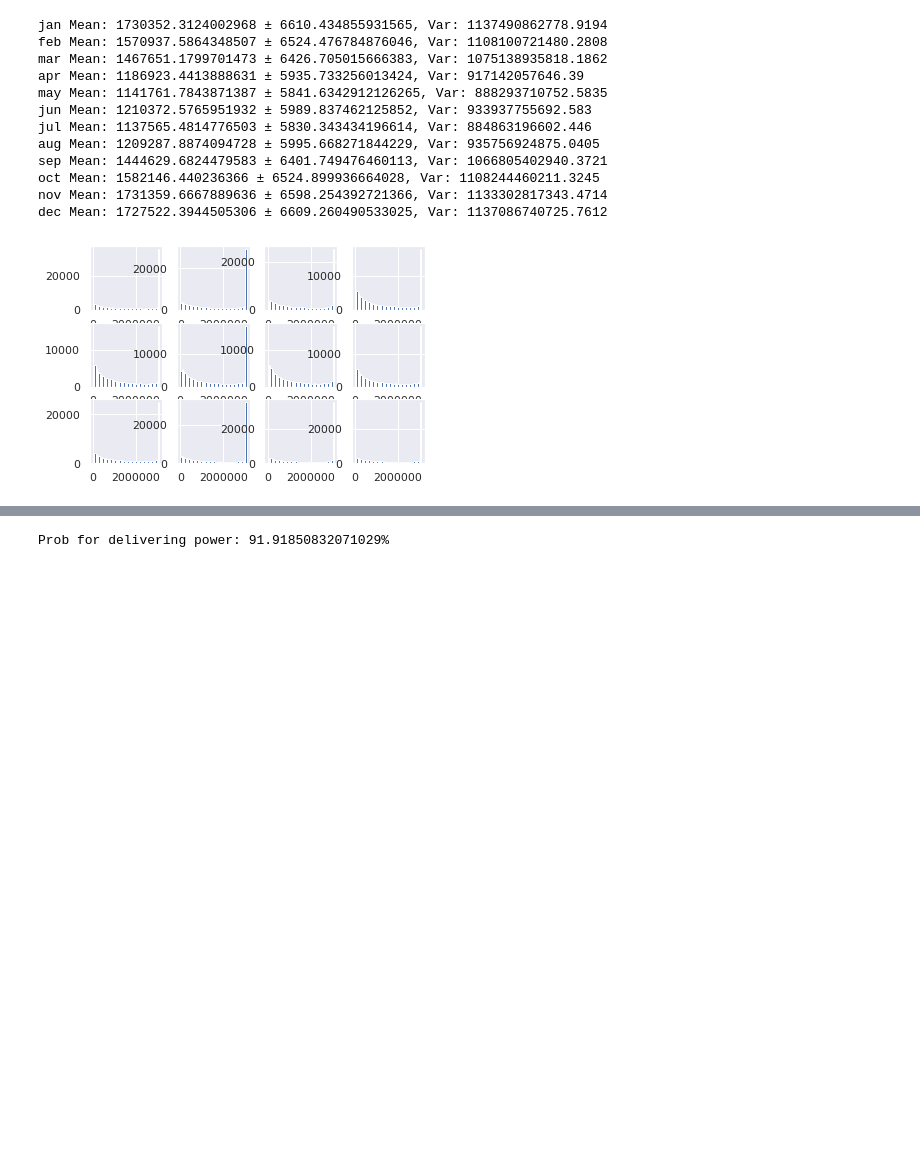
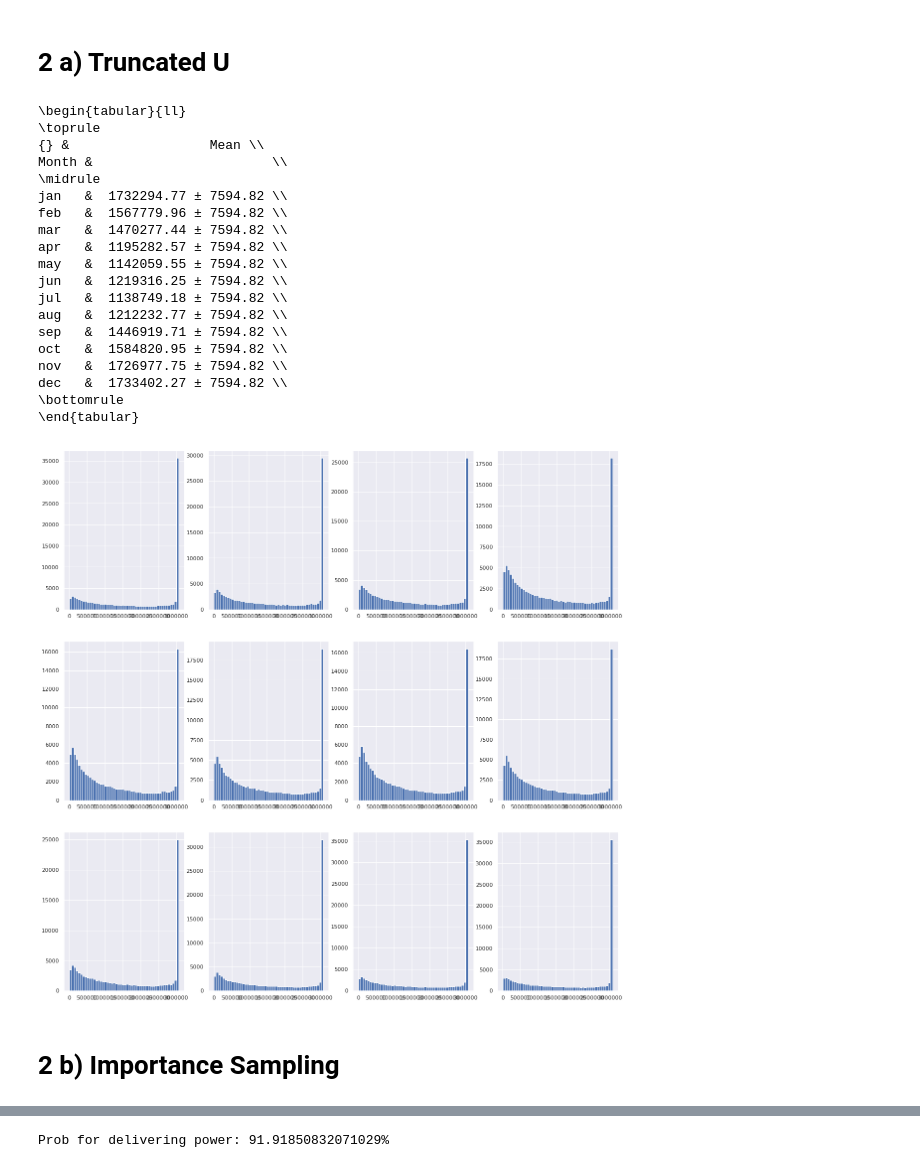
Before and after one commit to sleipner42/LP32020, a Jupyter notebook: monte-carlo/HA 1/Lab 1 Jupyter Notebook.ipynb, the cells around one changed output, grey strips where cells are left out. Saved outputs shown, nothing was run; the diff lists cells and outputs as text; code cells hidden in the pictures; blank space fills up the shorter version.

```diff
--- a/monte-carlo/HA 1/Lab 1 Jupyter Notebook.ipynb
+++ b/monte-carlo/HA 1/Lab 1 Jupyter Notebook.ipynb
@@ -16,7 +16,7 @@ import helpers
 
 sns.set()
 
-rcParams['figure.figsize'] = 30,30
+rcParams['figure.figsize'] = 20,20
 
 # Create the P function from matlab
 data = np.loadtxt("powermat.csv", delimiter=",")
@@ -34,6 +36,7 @@ hlp.init_winds()
 # %%
 # A) Expected amount of power
 i = 1
+result = []
 
 for key, wind in hlp.winds.items():
 
@@ -52,5 +55,7 @@ for key, wind in hlp.winds.items():
     var = np.var(power)
     confidence_interval = 1.96*np.sqrt(var/n)
 
-    print(f'{key} Mean: {mean} ± {confidence_interval}, Var: {var}')
+    result.append({"Month" : key, "Mean": f'{np.round(mean, decimals = 2)} ± {np.round(confidence_interval, decimals=2)}'})
+
+print(pd.DataFrame(result).set_index(keys="Month").to_latex())
 # %% [output]
@@ -70,49 +82,64 @@ dec Mean: 1737683.1592744135 ± 7584.25183045708, Var: 1497315593184.912
+# %% [markdown]
+# 2 a) Truncated U
 # %%
 # A) Expected amount of power, truncated version
 i = 1
+
+result = []
 
 for key, wind in hlp.winds.items():
 
     # Calculating F(3) and F(25) for the distribution for the wind
     F_min = wind["dist"].cdf(3)
     F_max = wind["dist"].cdf(25)
 
     # Generate uniform data
     u = uniform.rvs(size=n)
 
     # Fix condition to U
     u = ((F_max-F_min)*u + F_min)
 
     # Run u through inverse of weibull
     wind_truncated = wind["dist"].ppf(u)
 
     # Calculated the power for the truncated wind
     power_trunc = calculate_power(wind_truncated)
 
     plt.subplot(3,4,i)
     i+=1
     hist = plt.hist(power_trunc, bins=50)
 
     # Calculating mean, variance and the confidence interval for the mean
     mean = np.mean(power_trunc)*(F_max-F_min)
     var = np.var(power_trunc)*((F_max-F_min)**2)
     confidence_intervall = 1.96*np.sqrt(var/n)
 
-    print(f'{key} Mean: {mean} ± {confidence_intervall}, Var: {var}')
+    result.append({"Month" : key, "Mean": f'{np.round(mean, decimals = 2)} ± {np.round(confidence_interval, decimals=2)}'})
+
+print(pd.DataFrame(result).set_index(keys="Month").to_latex())
 # %% [output]
-jan Mean: 1730352.3124002968 ± 6610.434855931565, Var: 1137490862778.9194
-feb Mean: 1570937.5864348507 ± 6524.476784876046, Var: 1108100721480.2808
-mar Mean: 1467651.1799701473 ± 6426.705015666383, Var: 1075138935818.1862
-apr Mean: 1186923.4413888631 ± 5935.733256013424, Var: 917142057646.39
-may Mean: 1141761.7843871387 ± 5841.6342912126265, Var: 888293710752.5835
-jun Mean: 1210372.5765951932 ± 5989.837462125852, Var: 933937755692.583
-jul Mean: 1137565.4814776503 ± 5830.343434196614, Var: 884863196602.446
-aug Mean: 1209287.8874094728 ± 5995.668271844229, Var: 935756924875.0405
-sep Mean: 1444629.6824479583 ± 6401.749476460113, Var: 1066805402940.3721
-oct Mean: 1582146.440236366 ± 6524.899936664028, Var: 1108244460211.3245
-nov Mean: 1731359.6667889636 ± 6598.254392721366, Var: 1133302817343.4714
-dec Mean: 1727522.3944505306 ± 6609.260490533025, Var: 1137086740725.7612
+\begin{tabular}{ll}
+\toprule
+{} &                  Mean \\
+Month &                       \\
+\midrule
+jan   &  1732294.77 ± 7594.82 \\
+feb   &  1567779.96 ± 7594.82 \\
+mar   &  1470277.44 ± 7594.82 \\
+apr   &  1195282.57 ± 7594.82 \\
+may   &  1142059.55 ± 7594.82 \\
+jun   &  1219316.25 ± 7594.82 \\
+jul   &  1138749.18 ± 7594.82 \\
+aug   &  1212232.77 ± 7594.82 \\
+sep   &  1446919.71 ± 7594.82 \\
+oct   &  1584820.95 ± 7594.82 \\
+nov   &  1726977.75 ± 7594.82 \\
+dec   &  1733402.27 ± 7594.82 \\
+\bottomrule
+\end{tabular}
-[figure, old version]
+[figure, new version]
+# %% [markdown]
+# 2 b) Importance Sampling
 # %%
 x = np.linspace(0,30, num=n)
 i = 1
```
Also changed, not shown: parts of 14 cells of this notebook.
